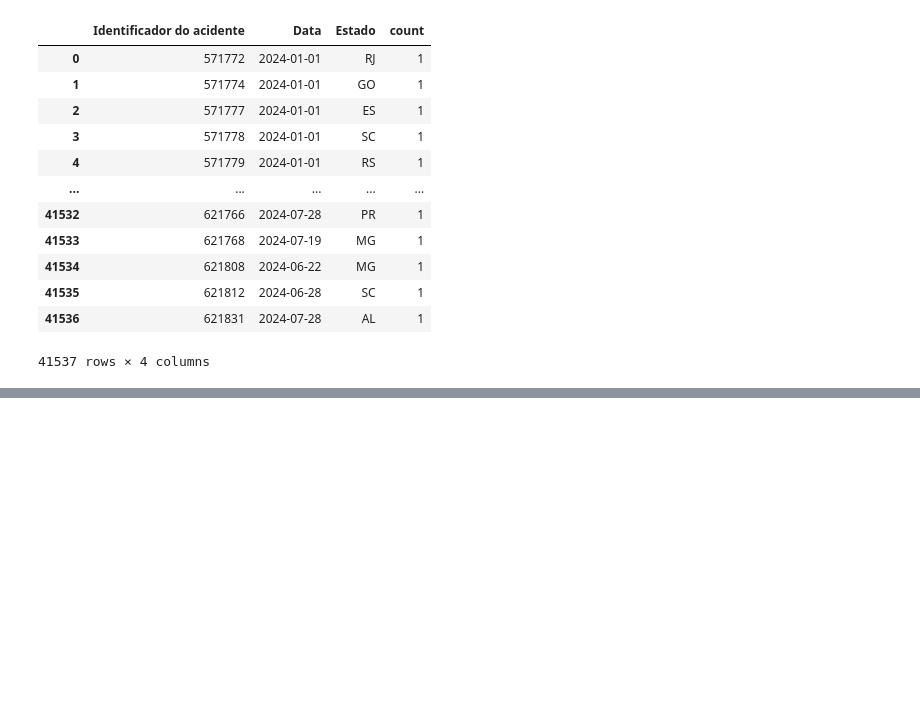
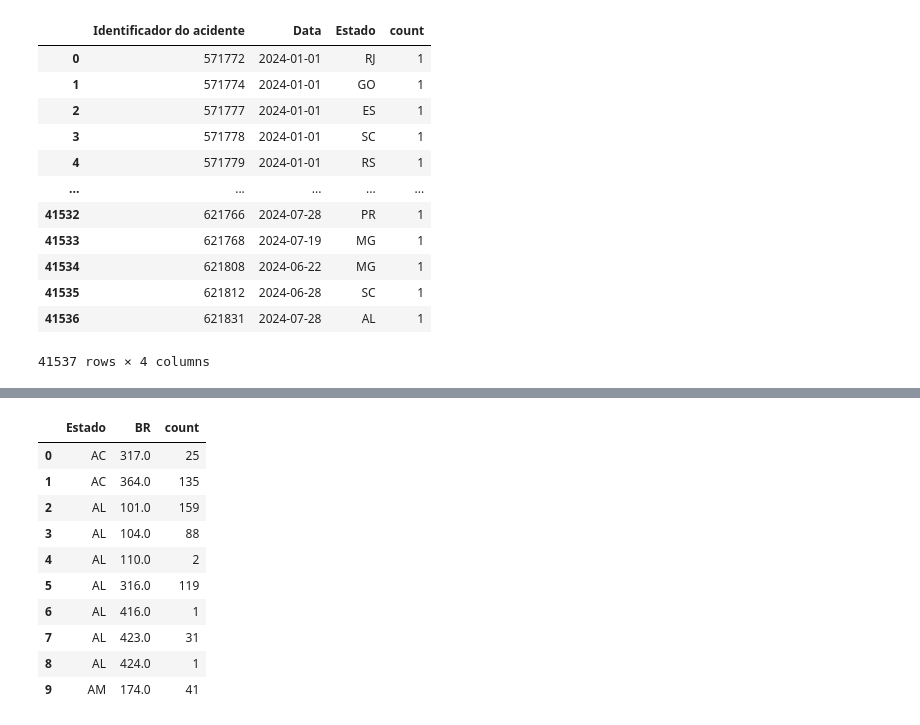
Before and after one commit to anecaroline/Projeto-Integrador-IV, a Jupyter notebook: plotly.ipynb, the cells around one changed output, grey strips where cells are left out. Saved outputs shown, nothing was run; the diff lists cells and outputs as text; code cells hidden in the pictures; blank space fills up the shorter version.

```diff
--- a/plotly.ipynb
+++ b/plotly.ipynb
@@ -81,0 +97,15 @@ px.histogram(
+# %%
+dados_agrupados2 = dados.groupby(['Estado','BR'])['Identificador do acidente'].count().reset_index(name='count')
+dados_agrupados2.head(10)
+# %% [output]
+|  | Estado | BR | count |
+| 0 | AC | 317.0 | 25 |
+| 1 | AC | 364.0 | 135 |
+| 2 | AL | 101.0 | 159 |
+| 3 | AL | 104.0 | 88 |
+| 4 | AL | 110.0 | 2 |
+| 5 | AL | 316.0 | 119 |
+| 6 | AL | 416.0 | 1 |
+| 7 | AL | 423.0 | 31 |
+| 8 | AL | 424.0 | 1 |
+| 9 | AM | 174.0 | 41 |
```
Also changed, not shown: parts of 3 cells of this notebook.
